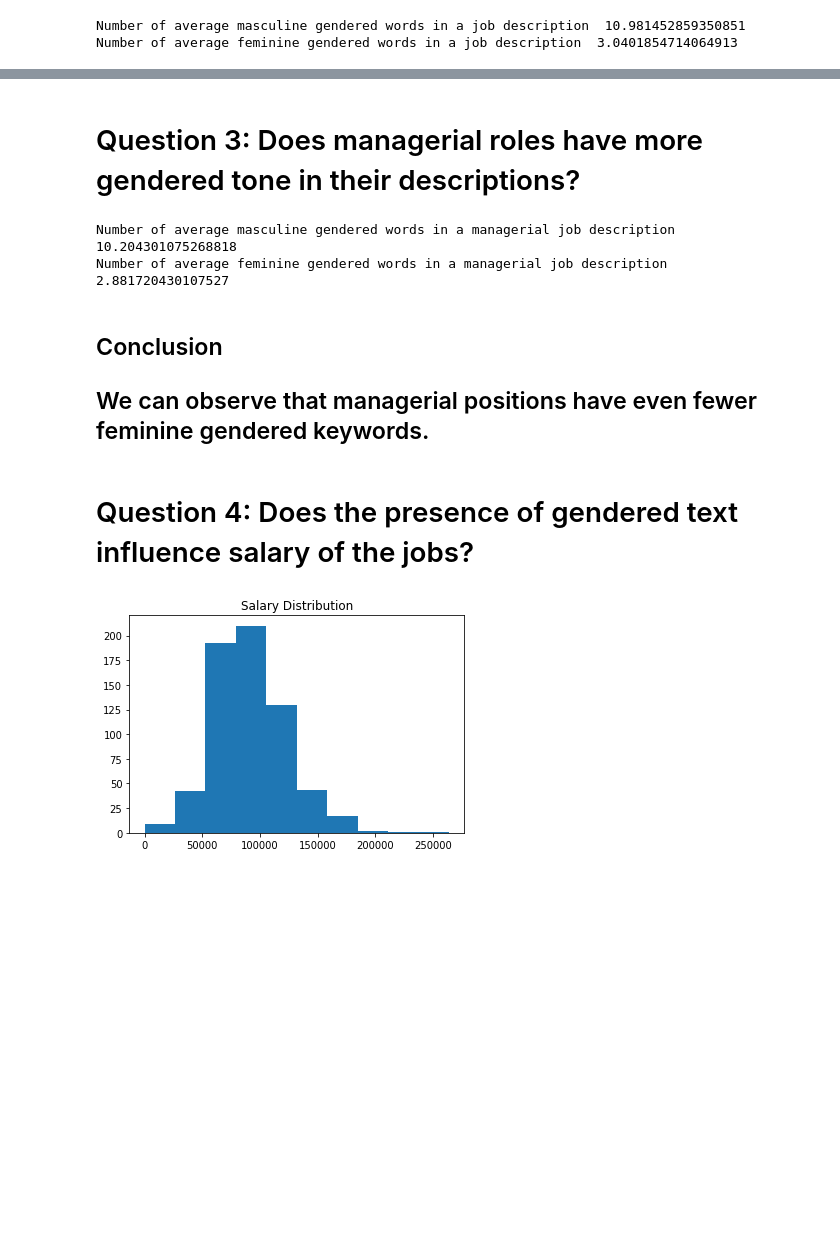
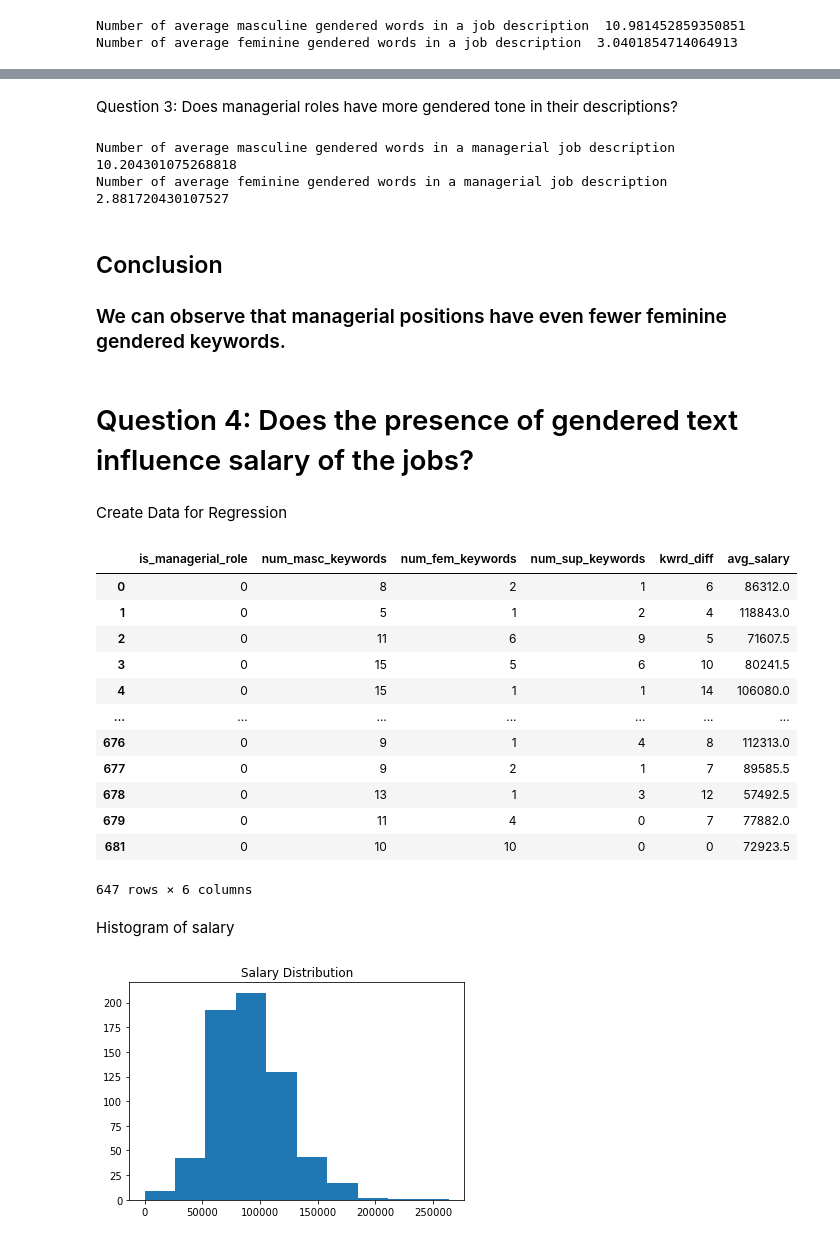
Before and after one commit to medha-sagar/GenderBiasAnalysisOfJobDescriptions, a Jupyter notebook: ProjectReport.ipynb, the cells around one changed output, grey strips where cells are left out. Drawn from its saved outputs; the diff is of its cells as text; code cells hidden in the pictures; blank space fills up the shorter version.

```diff
--- a/ProjectReport.ipynb
+++ b/ProjectReport.ipynb
@@ -369,5 +398,5 @@ Number of average feminine gendered words in a job description  3.04018547140649
 # %% [markdown]
-# Question 3: Does managerial roles have more gendered tone in their descriptions?
+  Question 3: Does managerial roles have more gendered tone in their descriptions?
 # %%
 print("Number of average masculine gendered words in a managerial job description ", np.mean(manager_df['num_masc_keywords']))
 print("Number of average feminine gendered words in a managerial job description ", np.mean(manager_df['num_fem_keywords']))
@@ -376,12 +405,29 @@ Number of average masculine gendered words in a managerial job description  10.2
 Number of average feminine gendered words in a managerial job description  2.881720430107527
 # %% [markdown]
 ## Conclusion
-## We can observe that managerial positions have even fewer feminine gendered keywords.
+### We can observe that managerial positions have even fewer feminine gendered keywords.
 # %% [markdown]
-# Question 4: Does the presence of gendered text influence salary of the jobs?
+  # Question 4: Does the presence of gendered text influence salary of the jobs?
+# %% [markdown]
+  Create Data for Regression
 # %%
-# Create Data for Regression
 data = df.copy(deep=True)
 data['avg_salary'] = (data['start_sal'] + data['end_sal'])/2
-data = data.drop(['title', 'start_sal', 'end_sal'], axis =1)
+data.drop(['title', 'start_sal', 'end_sal'], axis =1)
+# %% [output]
+|  | is_managerial_role | num_masc_keywords | num_fem_keywords | num_sup_keywords | kwrd_diff | avg_salary |
+| 0 | 0 | 8 | 2 | 1 | 6 | 86312.0 |
+| 1 | 0 | 5 | 1 | 2 | 4 | 118843.0 |
+| 2 | 0 | 11 | 6 | 9 | 5 | 71607.5 |
+| 3 | 0 | 15 | 5 | 6 | 10 | 80241.5 |
+| 4 | 0 | 15 | 1 | 1 | 14 | 106080.0 |
+| ... | ... | ... | ... | ... | ... | ... |
+| 676 | 0 | 9 | 1 | 4 | 8 | 112313.0 |
+| 677 | 0 | 9 | 2 | 1 | 7 | 89585.5 |
+| 678 | 0 | 13 | 1 | 3 | 12 | 57492.5 |
+| 679 | 0 | 11 | 4 | 0 | 7 | 77882.0 |
+| 681 | 0 | 10 | 10 | 0 | 0 | 72923.5 |
+647 rows × 6 columns
+# %% [markdown]
+  Histogram of salary
 # %%
```
Also changed, not shown: parts of 71 cells of this notebook, 2 other files.
